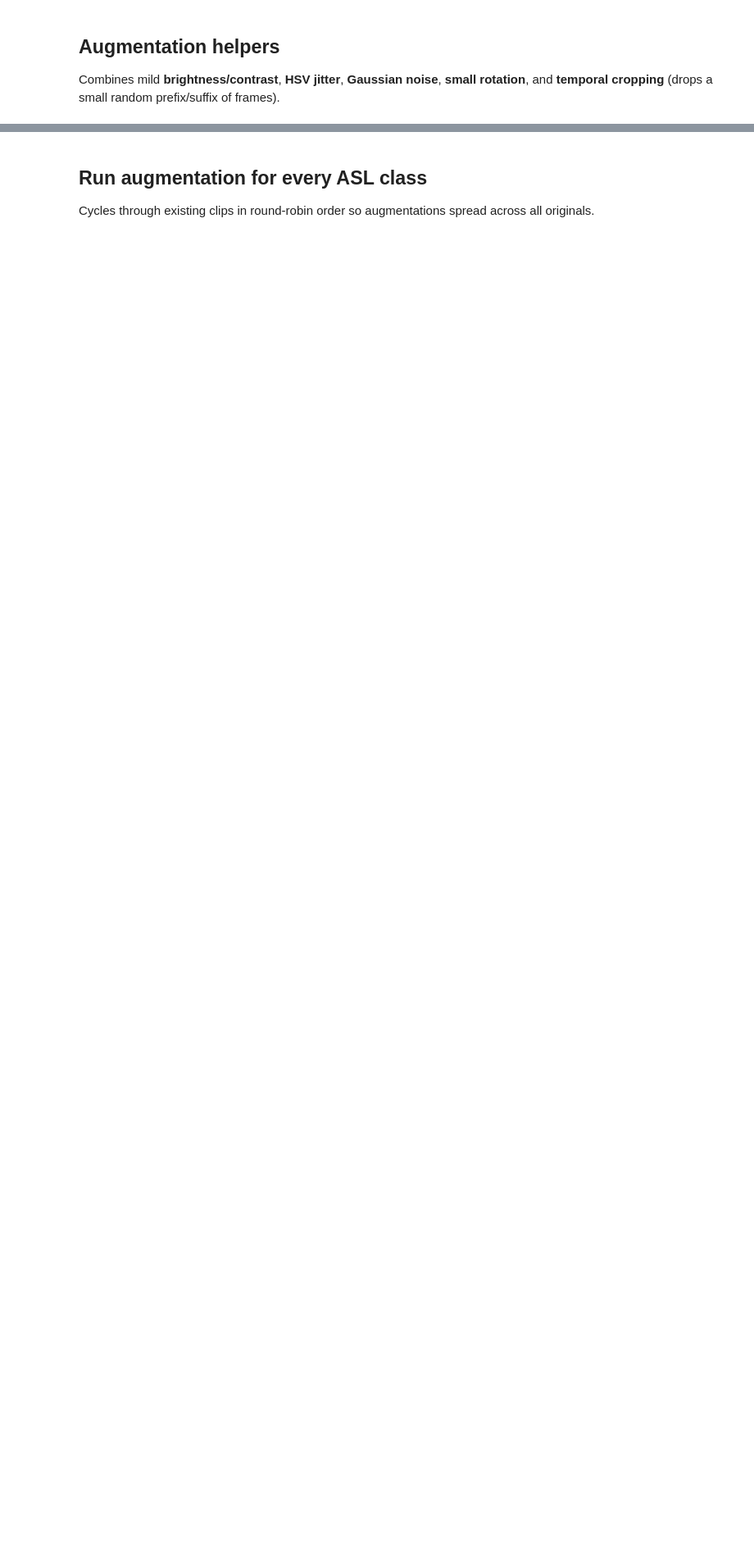
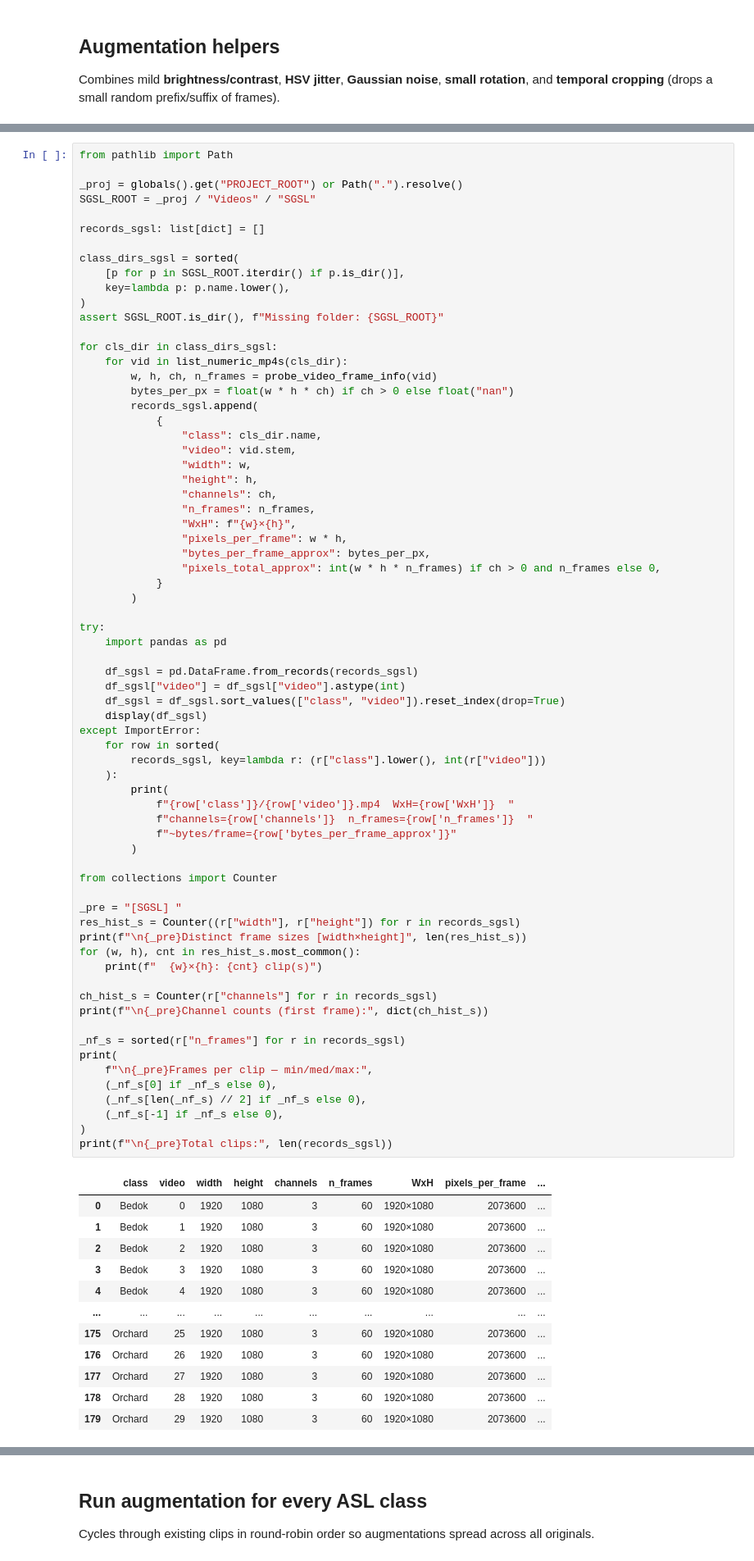
Before and after one commit to sritampatnaik/nus-iss-sem-3-project, a Jupyter notebook: 01_asl_video_augmentation.ipynb, the cells around one changed output, grey strips where cells are left out. Shown at 82% size. Drawn from its saved outputs; the diff is of its cells as text; blank space fills up the shorter version.

```diff
--- a/01_asl_video_augmentation.ipynb
+++ b/01_asl_video_augmentation.ipynb
@@ -154,0 +281,82 @@ def augment_one_video(src: Path, dst: Path) -> None:
+# %%
+from pathlib import Path
+
+_proj = globals().get("PROJECT_ROOT") or Path(".").resolve()
+SGSL_ROOT = _proj / "Videos" / "SGSL"
+
+records_sgsl: list[dict] = []
+
+class_dirs_sgsl = sorted(
+    [p for p in SGSL_ROOT.iterdir() if p.is_dir()],
+    key=lambda p: p.name.lower(),
+)
+assert SGSL_ROOT.is_dir(), f"Missing folder: {SGSL_ROOT}"
+
+for cls_dir in class_dirs_sgsl:
+    for vid in list_numeric_mp4s(cls_dir):
+        w, h, ch, n_frames = probe_video_frame_info(vid)
+        bytes_per_px = float(w * h * ch) if ch > 0 else float("nan")
+        records_sgsl.append(
+            {
+                "class": cls_dir.name,
+                "video": vid.stem,
+                "width": w,
+                "height": h,
+                "channels": ch,
+                "n_frames": n_frames,
+                "WxH": f"{w}×{h}",
+                "pixels_per_frame": w * h,
+                "bytes_per_frame_approx": bytes_per_px,
+                "pixels_total_approx": int(w * h * n_frames) if ch > 0 and n_frames else 0,
+            }
+        )
+
+try:
+    import pandas as pd
+
+    df_sgsl = pd.DataFrame.from_records(records_sgsl)
+    df_sgsl["video"] = df_sgsl["video"].astype(int)
+    df_sgsl = df_sgsl.sort_values(["class", "video"]).reset_index(drop=True)
+    display(df_sgsl)
+except ImportError:
+    for row in sorted(
+        records_sgsl, key=lambda r: (r["class"].lower(), int(r["video"]))
+    ):
+        print(
+            f"{row['class']}/{row['video']}.mp4  WxH={row['WxH']}  "
+            f"channels={row['channels']}  n_frames={row['n_frames']}  "
+            f"~bytes/frame={row['bytes_per_frame_approx']}"
+        )
+
+from collections import Counter
+
+_pre = "[SGSL] "
+res_hist_s = Counter((r["width"], r["height"]) for r in records_sgsl)
+print(f"\n{_pre}Distinct frame sizes [width×height]", len(res_hist_s))
+for (w, h), cnt in res_hist_s.most_common():
+    print(f"  {w}×{h}: {cnt} clip(s)")
+
+ch_hist_s = Counter(r["channels"] for r in records_sgsl)
+print(f"\n{_pre}Channel counts (first frame):", dict(ch_hist_s))
+
+_nf_s = sorted(r["n_frames"] for r in records_sgsl)
+print(
+    f"\n{_pre}Frames per clip — min/med/max:",
+    (_nf_s[0] if _nf_s else 0),
+    (_nf_s[len(_nf_s) // 2] if _nf_s else 0),
+    (_nf_s[-1] if _nf_s else 0),
+)
+print(f"\n{_pre}Total clips:", len(records_sgsl))
+# %% [output]
+|  | class | video | width | height | channels | n_frames | WxH | pixels_per_frame | ... |
+| 0 | Bedok | 0 | 1920 | 1080 | 3 | 60 | 1920×1080 | 2073600 | ... |
+| 1 | Bedok | 1 | 1920 | 1080 | 3 | 60 | 1920×1080 | 2073600 | ... |
+| 2 | Bedok | 2 | 1920 | 1080 | 3 | 60 | 1920×1080 | 2073600 | ... |
+| 3 | Bedok | 3 | 1920 | 1080 | 3 | 60 | 1920×1080 | 2073600 | ... |
+| 4 | Bedok | 4 | 1920 | 1080 | 3 | 60 | 1920×1080 | 2073600 | ... |
+| ... | ... | ... | ... | ... | ... | ... | ... | ... | ... |
+| 175 | Orchard | 25 | 1920 | 1080 | 3 | 60 | 1920×1080 | 2073600 | ... |
+| 176 | Orchard | 26 | 1920 | 1080 | 3 | 60 | 1920×1080 | 2073600 | ... |
+| 177 | Orchard | 27 | 1920 | 1080 | 3 | 60 | 1920×1080 | 2073600 | ... |
+| 178 | Orchard | 28 | 1920 | 1080 | 3 | 60 | 1920×1080 | 2073600 | ... |
+| 179 | Orchard | 29 | 1920 | 1080 | 3 | 60 | 1920×1080 | 2073600 | ... |
```
Also changed, not shown: parts of 4 cells of this notebook, 4 other files.
